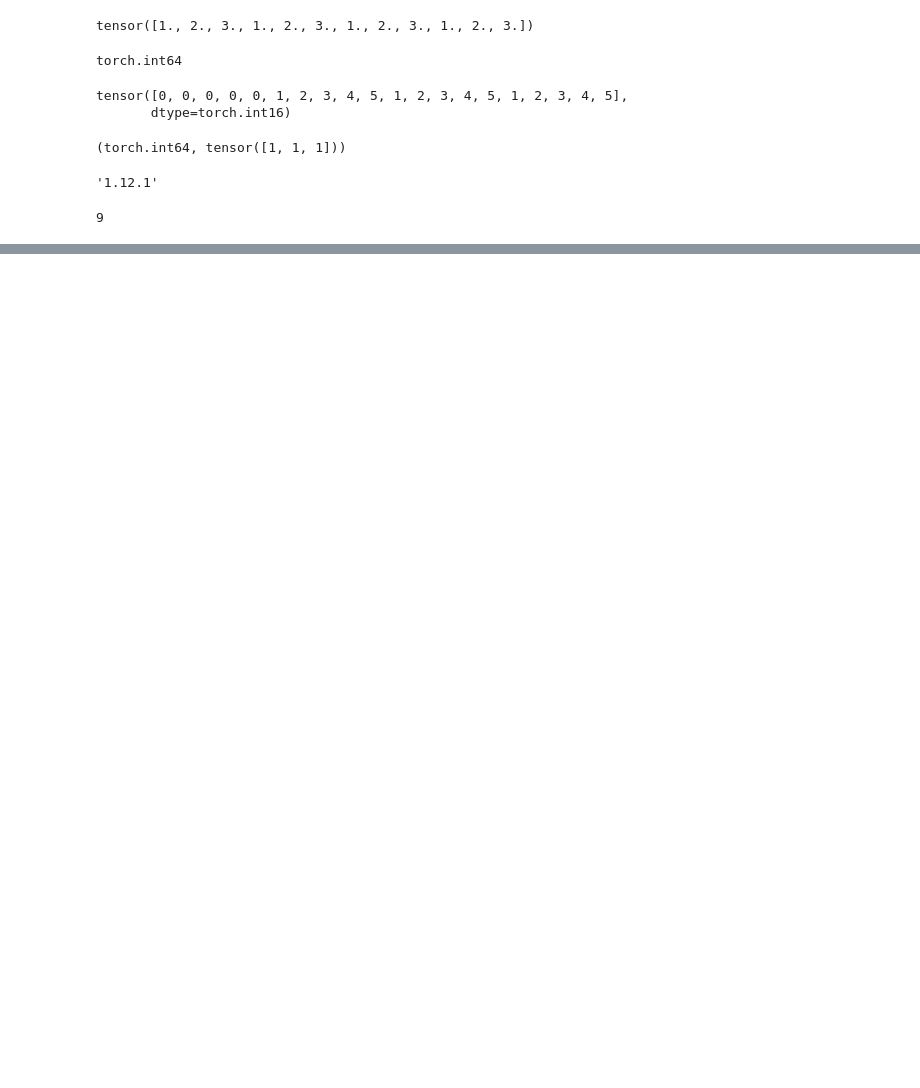
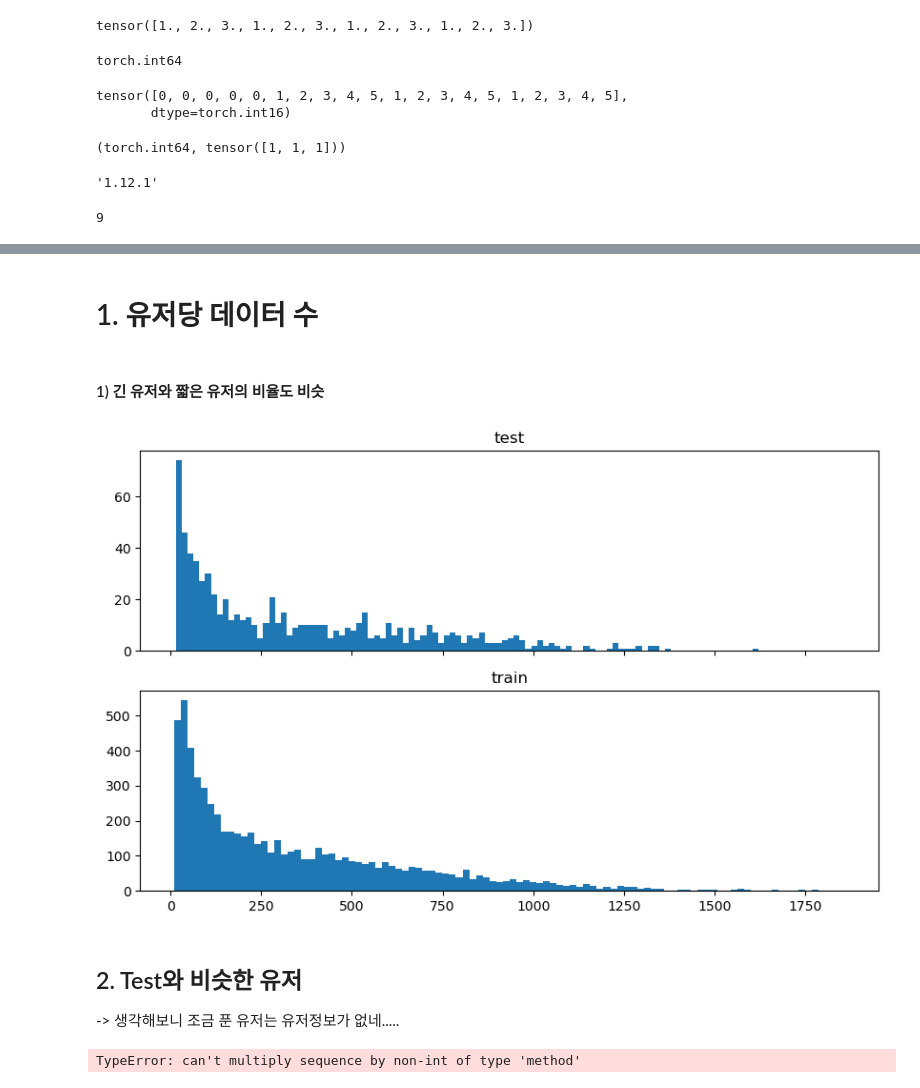
Before and after one commit to boostcampaitech6/level2-dkt-recsys-06, a Jupyter notebook: code/EDA.ipynb, the cells around one changed output, grey strips where cells are left out. Cells and saved outputs as stored; diff of their text form; code cells hidden in the pictures; blank space fills up the shorter version.

```diff
--- a/code/EDA.ipynb
+++ b/code/EDA.ipynb
@@ -778,0 +1068,33 @@ columns:['userID', 'assessmentItemID', 'testId', 'answerCode', 'KnowledgeTag']
+# %%
+train = pd.read_csv('../data/train_data.csv')
+test = pd.read_csv('../data/test_data.csv')
+# %% [markdown]
+# 1. 유저당 데이터 수
+# %%
+test_idx = test['userID'].value_counts().index
+test_seq = test['userID'].value_counts().values
+# %%
+train_idx = train['userID'].value_counts().index
+train_seq = train['userID'].value_counts().values
+# %% [markdown]
+#### 1) 긴 유저와 짧은 유저의 비율도 비슷
+# %%
+fig, axes = plt.subplots(2,1, figsize=(10,6), sharex=True)
+
+axes[0].hist(test_seq, bins=100)
+axes[0].set_title('test')
+
+axes[1].hist(train_seq, bins=100)
+axes[1].set_title('train')
+
+plt.show()
+# %% [output]
+[figure, added]
+# %% [markdown]
+## 2. Test와 비슷한 유저
+
+-> 생각해보니 조금 푼 유저는 유저정보가 없네.....
+# %%
+a = pd.read_csv('../data/FE_v3.1.csv')
+# %% [output]
+TypeError: can't multiply sequence by non-int of type 'method'
```
Also changed, not shown: parts of 38 cells of this notebook, 34 other files.
